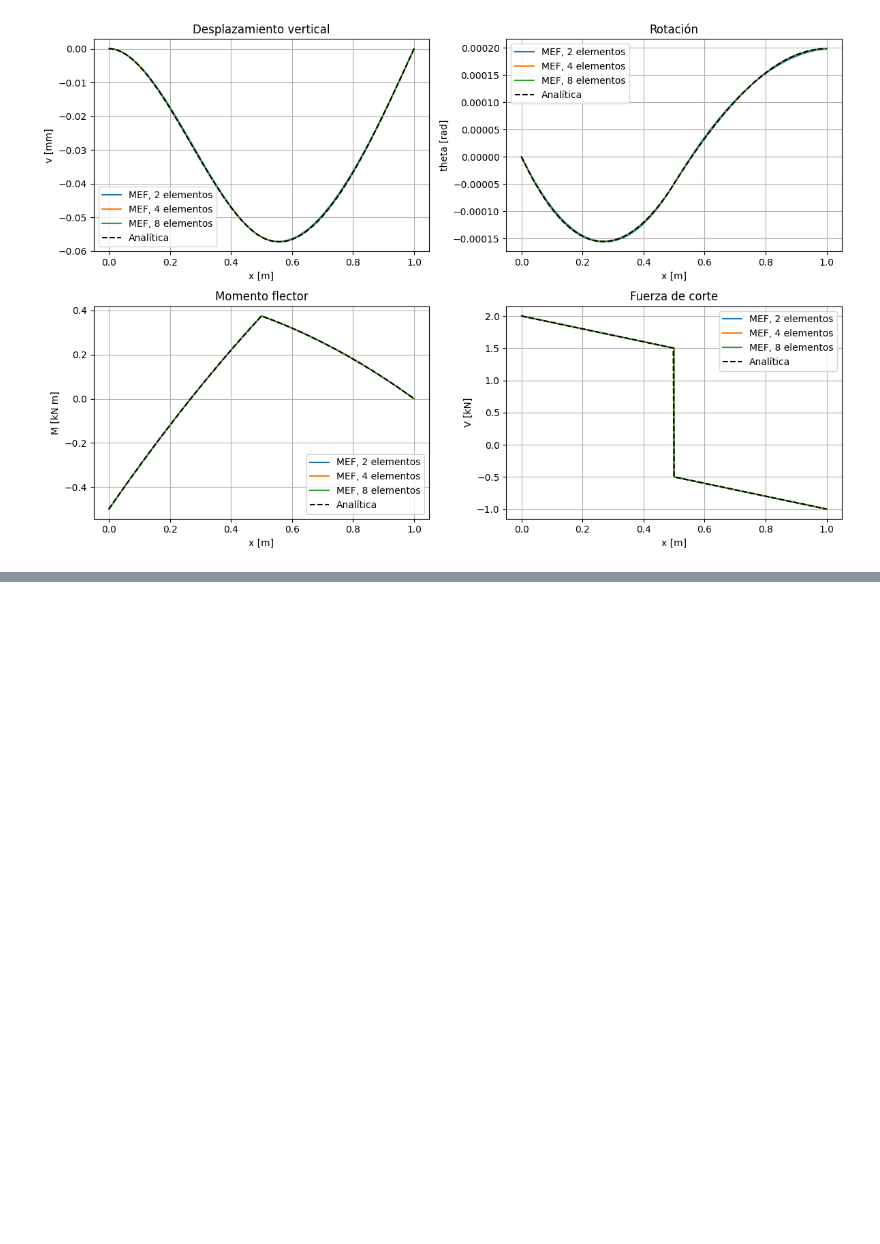
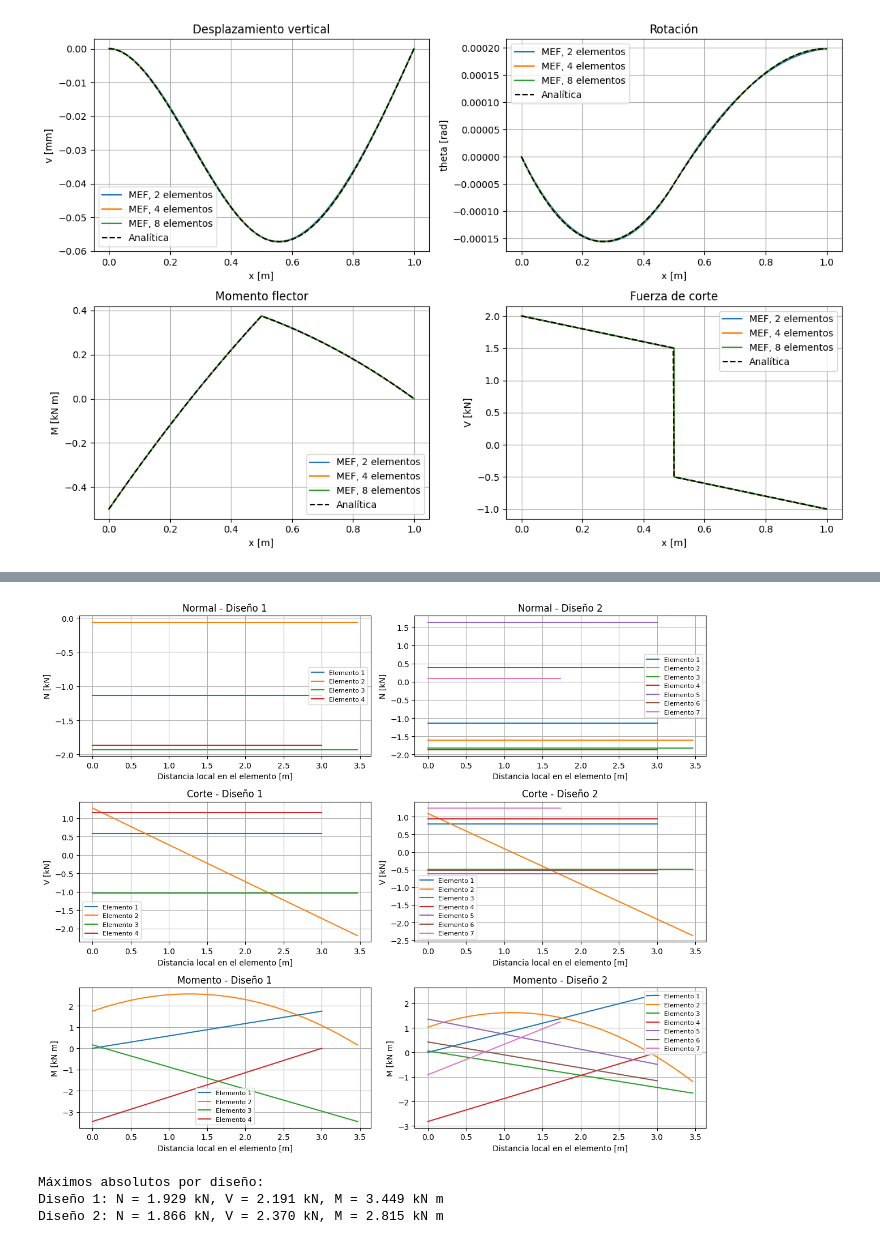
Before and after one commit to ignaciochaconuc/UC, a Jupyter notebook: Elementos finitos/Tarea 2/Tarea_2.ipynb, the cells around one changed output, grey strips where cells are left out. Saved outputs shown, nothing was run; the diff lists cells and outputs as text; code cells hidden in the pictures; blank space fills up the shorter version.

```diff
--- a/Elementos finitos/Tarea 2/Tarea_2.ipynb
+++ b/Elementos finitos/Tarea 2/Tarea_2.ipynb
@@ -355,0 +488,67 @@ plt.show()
+# %%
+disenos = {
+    "Diseño 1": (coordenadas_1, conectividad_1, resultado_portico_1),
+    "Diseño 2": (coordenadas_2, conectividad_2, resultado_portico_2)
+}
+
+fig, ejes = plt.subplots(3, 2, figsize=(12, 10))
+maximos = {}
+
+for columna, (nombre, datos) in enumerate(disenos.items()):
+
+    coordenadas, conectividad, resultado = datos
+    fuerzas_elementos = resultado[2]
+    maximo_N = 0
+    maximo_V = 0
+    maximo_M = 0
+
+    for i, (nodo_1, nodo_2) in enumerate(conectividad):
+
+        longitud = np.sqrt(
+            (coordenadas[nodo_2, 0] - coordenadas[nodo_1, 0])**2
+            + (coordenadas[nodo_2, 1] - coordenadas[nodo_1, 1])**2
+        )
+        x = np.linspace(0, longitud, 30)
+        carga = q2 if i == 1 else 0
+        fuerzas = fuerzas_elementos[i]
+
+        N = np.full(len(x), -fuerzas[0])
+        V = fuerzas[1] - carga * x
+        M = -fuerzas[2] + fuerzas[1] * x - carga * x**2 / 2
+
+        ejes[0, columna].plot(x / 1000, N / 1000, label=f"Elemento {i + 1}")
+        ejes[1, columna].plot(x / 1000, V / 1000, label=f"Elemento {i + 1}")
+        ejes[2, columna].plot(x / 1000, M / 1e6, label=f"Elemento {i + 1}")
+
+        maximo_N = max(maximo_N, np.max(np.abs(N)))
+        maximo_V = max(maximo_V, np.max(np.abs(V)))
+        maximo_M = max(maximo_M, np.max(np.abs(M)))
+
+    maximos[nombre] = [maximo_N / 1000, maximo_V / 1000, maximo_M / 1e6]
+    ejes[0, columna].set_title(nombre)
+
+for fila, titulo in enumerate(["Normal", "Corte", "Momento"]):
+    for columna in range(2):
+        ejes[fila, columna].set_title(f"{titulo} - Diseño {columna + 1}")
+        ejes[fila, columna].set_xlabel("Distancia local en el elemento [m]")
+        ejes[fila, columna].grid(True)
+        ejes[fila, columna].legend(fontsize=8)
+
+ejes[0, 0].set_ylabel("N [kN]")
+ejes[1, 0].set_ylabel("V [kN]")
+ejes[2, 0].set_ylabel("M [kN m]")
+ejes[0, 1].set_ylabel("N [kN]")
+ejes[1, 1].set_ylabel("V [kN]")
+ejes[2, 1].set_ylabel("M [kN m]")
+
+plt.tight_layout()
+plt.show()
+
+print("Máximos absolutos por diseño:")
+for nombre, valores in maximos.items():
+    print(f"{nombre}: N = {valores[0]:.3f} kN, V = {valores[1]:.3f} kN, M = {valores[2]:.3f} kN m")
+# %% [output]
+[figure, added]
+Máximos absolutos por diseño:
+Diseño 1: N = 1.929 kN, V = 2.191 kN, M = 3.449 kN m
+Diseño 2: N = 1.866 kN, V = 2.370 kN, M = 2.815 kN m
```
Also changed, not shown: parts of 3 cells of this notebook.
